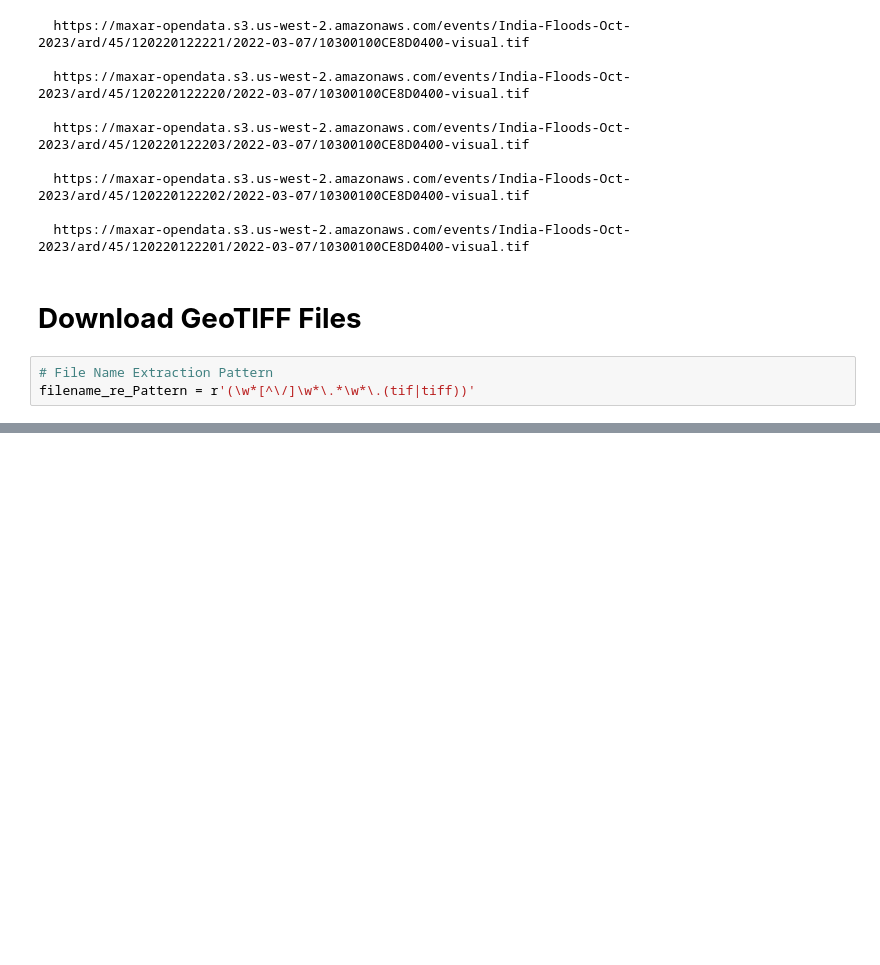
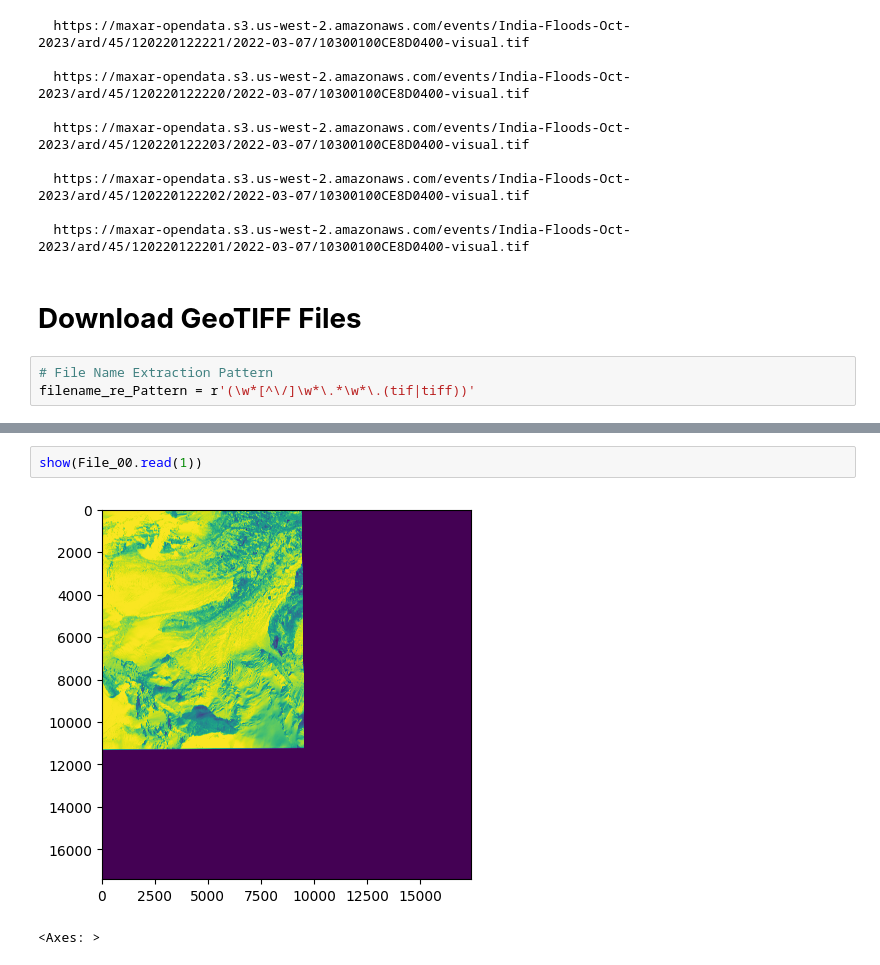
Before and after one commit to akshayyewle/Geospatial, a Jupyter notebook: 08 Maxar Remote Sensing Data Source/Python Notebook.ipynb, the cells around one changed output, grey strips where cells are left out. Cells and saved outputs as stored; diff of their text form; blank space fills up the shorter version.

```diff
--- a/08 Maxar Remote Sensing Data Source/Python Notebook.ipynb
+++ b/08 Maxar Remote Sensing Data Source/Python Notebook.ipynb
@@ -115,0 +154,5 @@ NameError: name 'clear_output' is not defined
+# %%
+show(File_00.read(1))
+# %% [output]
+[figure, added]
+<Axes: >
```
Also changed, not shown: parts of 10 cells of this notebook, 2 other files.
